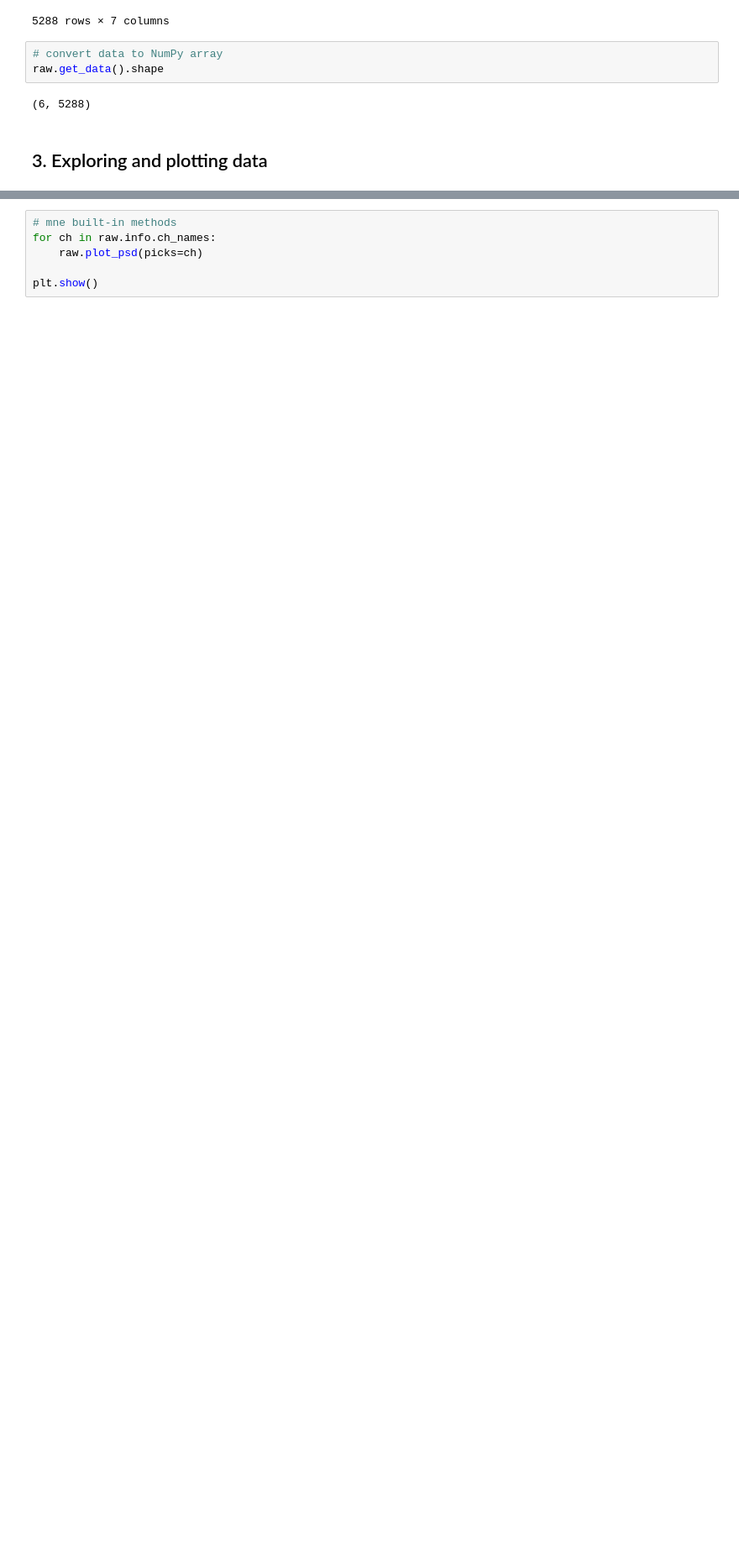
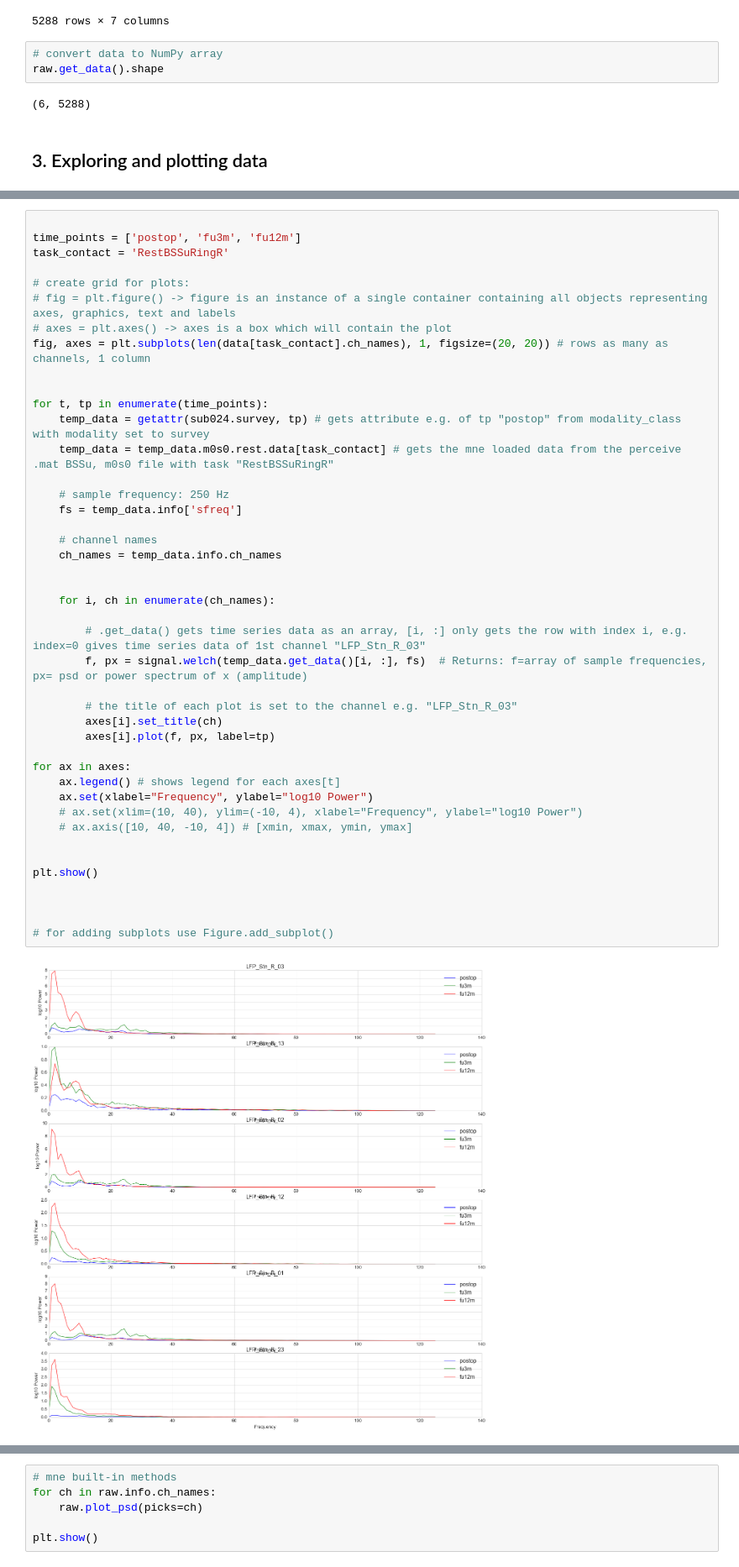
Before and after one commit to jgvhabets/PyPerceive, a Jupyter notebook: code/notebooks/percept_tf_analysis.ipynb, the cells around one changed output, grey strips where cells are left out. Shown at 84% size. Cells and saved outputs as stored; diff of their text form; blank space fills up the shorter version.

```diff
--- a/code/notebooks/percept_tf_analysis.ipynb
+++ b/code/notebooks/percept_tf_analysis.ipynb
@@ -459 +461,46 @@ sessionClass(sub='024', modality='survey', session='fu3m', metaClass=MetadataCla
+# %%
+
+time_points = ['postop', 'fu3m', 'fu12m']
+task_contact = 'RestBSSuRingR'
+
+# create grid for plots:
+# fig = plt.figure() -> figure is an instance of a single container containing all objects representing axes, graphics, text and labels
+# axes = plt.axes() -> axes is a box which will contain the plot
+fig, axes = plt.subplots(len(data[task_contact].ch_names), 1, figsize=(20, 20)) # rows as many as channels, 1 column
+
+
+for t, tp in enumerate(time_points):
+    temp_data = getattr(sub024.survey, tp) # gets attribute e.g. of tp "postop" from modality_class with modality set to survey
+    temp_data = temp_data.m0s0.rest.data[task_contact] # gets the mne loaded data from the perceive .mat BSSu, m0s0 file with task "RestBSSuRingR"
+
+    # sample frequency: 250 Hz
+    fs = temp_data.info['sfreq']
+
+    # channel names
+    ch_names = temp_data.info.ch_names
+
+
+    for i, ch in enumerate(ch_names):
+
+        # .get_data() gets time series data as an array, [i, :] only gets the row with index i, e.g. index=0 gives time series data of 1st channel "LFP_Stn_R_03"
+        f, px = signal.welch(temp_data.get_data()[i, :], fs)  # Returns: f=array of sample frequencies, px= psd or power spectrum of x (amplitude)
+
+        # the title of each plot is set to the channel e.g. "LFP_Stn_R_03"
+        axes[i].set_title(ch)
+        axes[i].plot(f, px, label=tp)
+
+for ax in axes:
+    ax.legend() # shows legend for each axes[t]
+    ax.set(xlabel="Frequency", ylabel="log10 Power")
+    # ax.set(xlim=(10, 40), ylim=(-10, 4), xlabel="Frequency", ylabel="log10 Power")
+    # ax.axis([10, 40, -10, 4]) # [xmin, xmax, ymin, ymax]
+
+
+plt.show()
+
+
+
+# for adding subplots use Figure.add_subplot()
+# %% [output]
+[figure, added]
 # %%
```
Also changed, not shown: parts of 11 cells of this notebook, 2 other files.
